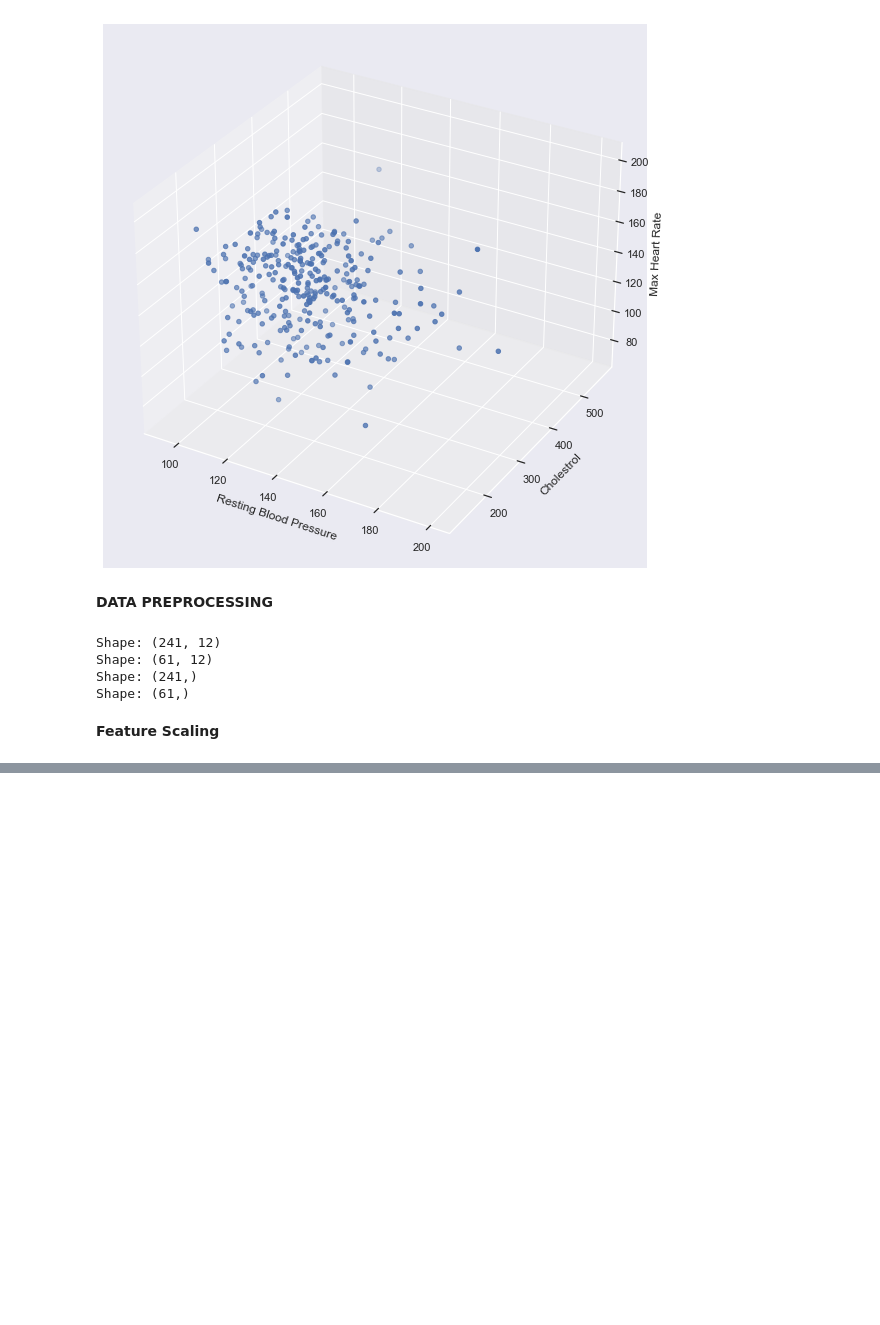
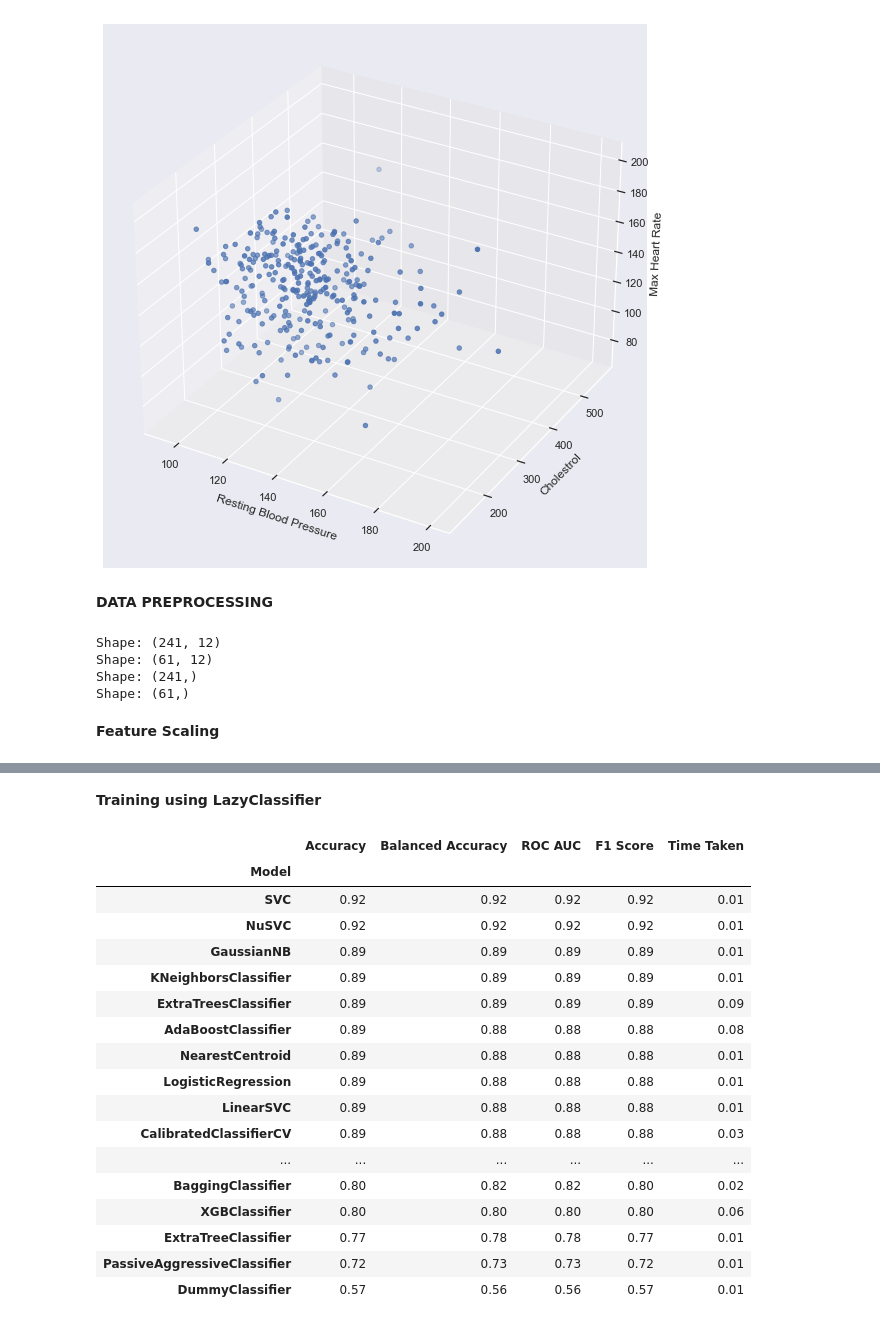
Before and after one commit to Si-D/Heart-Attack-Prediction, a Jupyter notebook: heartattackprediction.ipynb, the cells around one changed output, grey strips where cells are left out. Drawn from its saved outputs; the diff is of its cells as text; code cells hidden in the pictures; blank space fills up the shorter version.

```diff
--- a/heartattackprediction.ipynb
+++ b/heartattackprediction.ipynb
@@ -260,0 +261,26 @@ NameError: name 'StandardScaler' is not defined
+# %% [markdown]
+**Training using LazyClassifier**
+# %%
+clf = LazyClassifier(predictions=True)
+models, predictions = clf.fit(X_train, X_test, y_train, y_test)
+# %%
+models
+# %% [output]
+|  | Accuracy | Balanced Accuracy | ROC AUC | F1 Score | Time Taken |
+| Model |  |  |  |  |  |
+| SVC | 0.92 | 0.92 | 0.92 | 0.92 | 0.01 |
+| NuSVC | 0.92 | 0.92 | 0.92 | 0.92 | 0.01 |
+| GaussianNB | 0.89 | 0.89 | 0.89 | 0.89 | 0.01 |
+| KNeighborsClassifier | 0.89 | 0.89 | 0.89 | 0.89 | 0.01 |
+| ExtraTreesClassifier | 0.89 | 0.89 | 0.89 | 0.89 | 0.09 |
+| AdaBoostClassifier | 0.89 | 0.88 | 0.88 | 0.88 | 0.08 |
+| NearestCentroid | 0.89 | 0.88 | 0.88 | 0.88 | 0.01 |
+| LogisticRegression | 0.89 | 0.88 | 0.88 | 0.88 | 0.01 |
+| LinearSVC | 0.89 | 0.88 | 0.88 | 0.88 | 0.01 |
+| CalibratedClassifierCV | 0.89 | 0.88 | 0.88 | 0.88 | 0.03 |
+| ... | ... | ... | ... | ... | ... |
+| BaggingClassifier | 0.80 | 0.82 | 0.82 | 0.80 | 0.02 |
+| XGBClassifier | 0.80 | 0.80 | 0.80 | 0.80 | 0.06 |
+| ExtraTreeClassifier | 0.77 | 0.78 | 0.78 | 0.77 | 0.01 |
+| PassiveAggressiveClassifier | 0.72 | 0.73 | 0.73 | 0.72 | 0.01 |
+| DummyClassifier | 0.57 | 0.56 | 0.56 | 0.57 | 0.01 |
```
Also changed, not shown: parts of 22 cells of this notebook.
